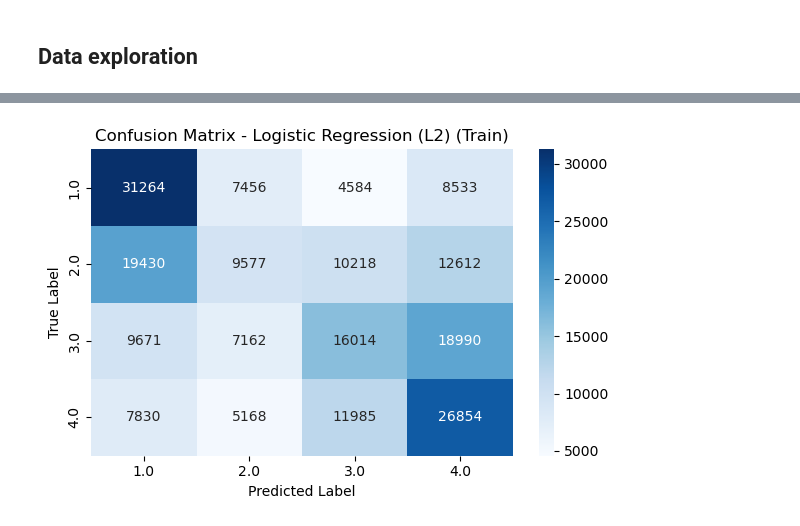
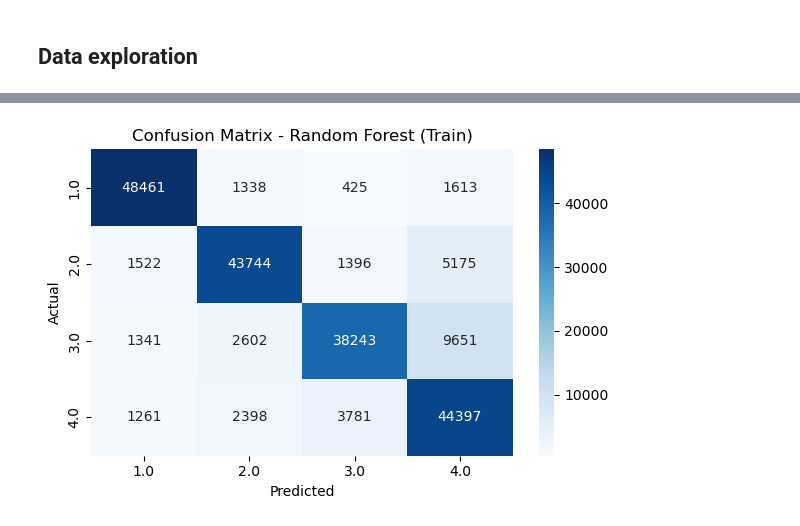
Before and after one commit to maxemporor/MSc-project, a Jupyter notebook: MSc.ipynb, the cells around one changed output, grey strips where cells are left out. Saved outputs shown, nothing was run; the diff lists cells and outputs as text; code cells hidden in the pictures.

```diff
--- a/MSc.ipynb
+++ b/MSc.ipynb
@@ -579,61 +553,49 @@ from sklearn.pipeline import Pipeline
 from sklearn.linear_model import LogisticRegression, RidgeClassifier
 from sklearn.ensemble import RandomForestClassifier, GradientBoostingClassifier
 from sklearn.metrics import classification_report, confusion_matrix
-import seaborn as sns
-import matplotlib.pyplot as plt
 
-# Function to plot confusion matrix
-def plot_confusion_matrix(cm, class_names, title):
+# --- Function to plot a labeled confusion matrix ---
+def plot_confusion_matrix(cm, labels, title):
     plt.figure(figsize=(6, 4))
     sns.heatmap(cm, annot=True, fmt='d', cmap='Blues',
-                xticklabels=class_names, yticklabels=class_names)
+                xticklabels=labels, yticklabels=labels)
     plt.title(f'Confusion Matrix - {title}')
-    plt.xlabel('Predicted Label')
-    plt.ylabel('True Label')
+    plt.xlabel('Predicted')
+    plt.ylabel('Actual')
     plt.tight_layout()
     plt.show()
 
-# Define all classifiers
+# --- Define classifiers ---
 models = {
-    "Logistic Regression (L2)": LogisticRegression(max_iter=1000, class_weight='balanced', penalty='l2', solver='lbfgs', random_state=42),
-    "Lasso Logistic Regression (L1)": LogisticRegression(max_iter=1000, class_weight='balanced', penalty='l1', solver='liblinear', random_state=42),
-    "Ridge Classifier": RidgeClassifier(class_weight='balanced', random_state=42),
+    # "Logistic Regression (L2)": LogisticRegression(max_iter=1000, class_weight='balanced', penalty='l2', solver='lbfgs', random_state=42),
+    # "Lasso Logistic Regression (L1)": LogisticRegression(max_iter=1000, class_weight='balanced', penalty='l1', solver='liblinear', random_state=42),
+    # "Ridge Classifier": RidgeClassifier(class_weight='balanced', random_state=42),
     "Random Forest": RandomForestClassifier(n_estimators=100, class_weight='balanced', random_state=42),
-    "Gradient Boosting": GradientBoostingClassifier(n_estimators=100, random_state=42)
+    # "Gradient Boosting": GradientBoostingClassifier(n_estimators=100, random_state=42)
 }
 
-# Training and evaluating
+# --- Train and evaluate each model ---
+def evaluate_model(name, model):
+    print(f"\n--- {name} ---")
+
+    # Train
+    model.fit(X_train_resampled, y_train_resampled)
+
+    # Predict & evaluate on training set
+    y_pred_train = model.predict(X_train_resampled)
+    print("TRAINING SET")
+    print(classification_report(y_train_resampled, y_pred_train))
+    cm_train = confusion_matrix(y_train_resampled, y_pred_train)
+    plot_confusion_matrix(cm_train, sorted(set(y_train_resampled)), f"{name} (Train)")
+
+    # Predict & evaluate on test set
+    y_pred_test = model.predict(X_test_scaled)
+    print("TEST SET")
+    print(classification_report(y_test, y_pred_test))
+    cm_test = confusion_matrix(y_test, y_pred_test)
+    plot_confusion_matrix(cm_test, sorted(set(y_test)), f"{name} (Test)")
+
+# --- Run evaluation ---
 for name, model in models.items():
-    print(f"\n=== {name} ===")
-
-    pipeline = Pipeline([
-        ('classifier', model)
-    ])
-
-    # Train on SMOTE-resampled training data
-    pipeline.fit(X_train_resampled, y_train_resampled)
-
-    ### === Training Set Evaluation === ###
-    y_train_pred = pipeline.predict(X_train_resampled)
-    print("TRAINING SET")
-    print("Classification Report:")
-    print(classification_report(y_train_resampled, y_train_pred))
-
-    cm_train = confusion_matrix(y_train_resampled, y_train_pred)
-    print("Confusion Matrix:")
-    print(cm_train)
-    class_labels_train = sorted(y_train_resampled.unique()) if hasattr(y_train_resampled, 'unique') else sorted(set(y_train_resampled))
-    plot_confusion_matrix(cm_train, class_labels_train, f"{name} (Train)")
-
-    ### === Test Set Evaluation === ###
-    y_test_pred = pipeline.predict(X_test_scaled)
-    print("TEST SET")
-    print("Classification Report:")
-    print(classification_report(y_test, y_test_pred))
-
-    cm_test = confusion_matrix(y_test, y_test_pred)
-    print("Confusion Matrix:")
-    print(cm_test)
-    class_labels_test = sorted(y_test.unique()) if hasattr(y_test, 'unique') else sorted(set(y_test))
-    plot_confusion_matrix(cm_test, class_labels_test, f"{name} (Test)")
+    evaluate_model(name, model)
 # %% [output]
@@ -659,2 +614,2 @@ Confusion Matrix:
-[figure, old version]
+[figure, new version]
 TEST SET
```
Also changed, not shown: parts of 6 cells of this notebook.
